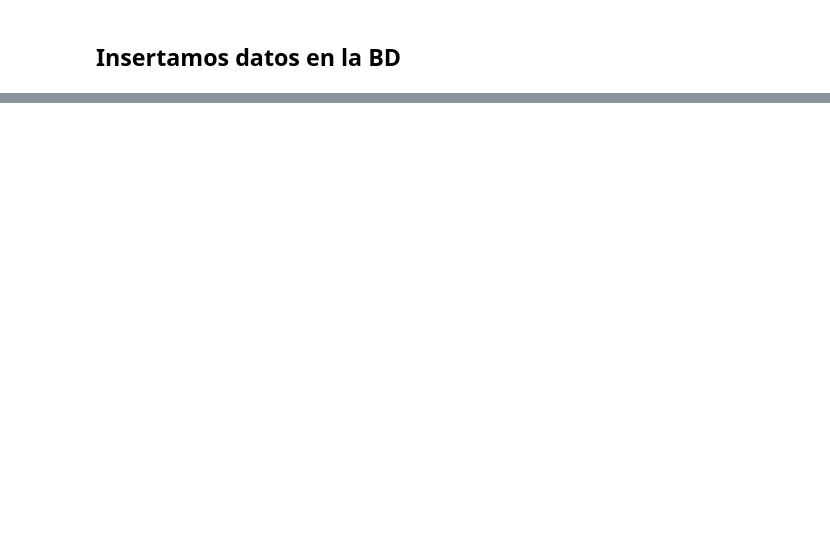
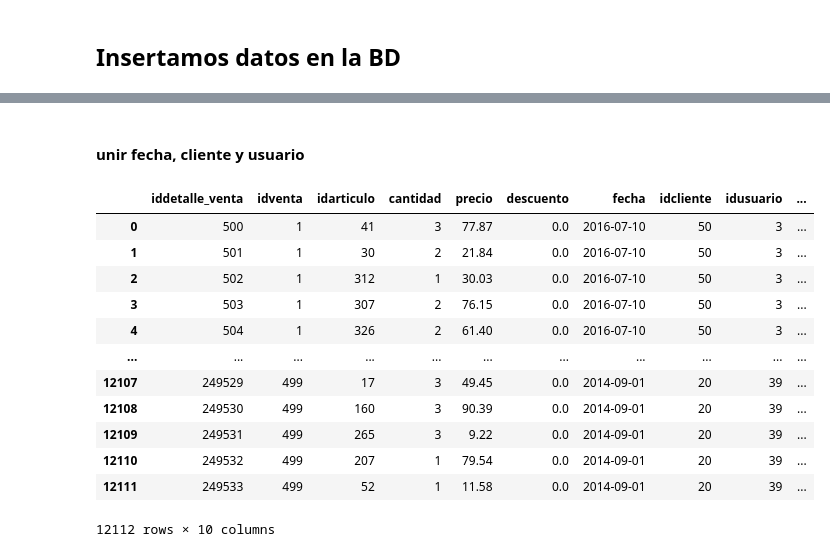
Before and after one commit to esnorki2008/Proyecto-Final-Ciencia-de-Datos-en-Python, a Jupyter notebook: DW/DW.ipynb, the cells around one changed output, grey strips where cells are left out. Saved outputs shown, nothing was run; the diff lists cells and outputs as text; code cells hidden in the pictures; blank space fills up the shorter version.

```diff
--- a/DW/DW.ipynb
+++ b/DW/DW.ipynb
@@ -143,0 +148,3 @@ insertData2SQL(data_tipo_transacciones, 'tipo_transacciones', driver)
+# %%
+trans_driver = f"""postgresql://{config.get('OG', 'DB_USER')}:{config.get('OG', 'DB_PASSWORD')}@{TRANS_HOSTNAME}:{config.get('OG', 'DB_PORT')}/{config.get('OG', 'DB_NAME')}"""
+trans_driver
@@ -143,0 +207,7 @@ insertData2SQL(data_tipo_transacciones, 'tipo_transacciones', driver)
+# %%
+sql_query = 'SELECT * FROM venta;'
+pd_venta = pd.read_sql(sql_query, trans_driver)
+pd_venta.head()
+
+dim_fecha = pd_venta["fecha"].unique()
+dim_fecha
@@ -143,0 +230,4 @@ insertData2SQL(data_tipo_transacciones, 'tipo_transacciones', driver)
+# %%
+sql_query = 'SELECT * FROM detalle_venta;'
+pd_detalle = pd.read_sql(sql_query, trans_driver)
+pd_detalle.head()
@@ -143,0 +241,21 @@ insertData2SQL(data_tipo_transacciones, 'tipo_transacciones', driver)
+# %% [markdown]
+#### unir fecha, cliente y usuario
+# %%
+pd_venta_reducido = pd_venta[["idventa","fecha","idcliente","idusuario","impuesto"]]
+
+hechos = pd.merge(pd_detalle,pd_venta_reducido, on="idventa",how="inner")
+hechos
+# %% [output]
+|  | iddetalle_venta | idventa | idarticulo | cantidad | precio | descuento | fecha | idcliente | idusuario | ... |
+| 0 | 500 | 1 | 41 | 3 | 77.87 | 0.0 | 2016-07-10 | 50 | 3 | ... |
+| 1 | 501 | 1 | 30 | 2 | 21.84 | 0.0 | 2016-07-10 | 50 | 3 | ... |
+| 2 | 502 | 1 | 312 | 1 | 30.03 | 0.0 | 2016-07-10 | 50 | 3 | ... |
+| 3 | 503 | 1 | 307 | 2 | 76.15 | 0.0 | 2016-07-10 | 50 | 3 | ... |
+| 4 | 504 | 1 | 326 | 2 | 61.40 | 0.0 | 2016-07-10 | 50 | 3 | ... |
+| ... | ... | ... | ... | ... | ... | ... | ... | ... | ... | ... |
+| 12107 | 249529 | 499 | 17 | 3 | 49.45 | 0.0 | 2014-09-01 | 20 | 39 | ... |
+| 12108 | 249530 | 499 | 160 | 3 | 90.39 | 0.0 | 2014-09-01 | 20 | 39 | ... |
+| 12109 | 249531 | 499 | 265 | 3 | 9.22 | 0.0 | 2014-09-01 | 20 | 39 | ... |
+| 12110 | 249532 | 499 | 207 | 1 | 79.54 | 0.0 | 2014-09-01 | 20 | 39 | ... |
+| 12111 | 249533 | 499 | 52 | 1 | 11.58 | 0.0 | 2014-09-01 | 20 | 39 | ... |
+12112 rows × 10 columns
```
Also changed, not shown: parts of 30 cells of this notebook.
